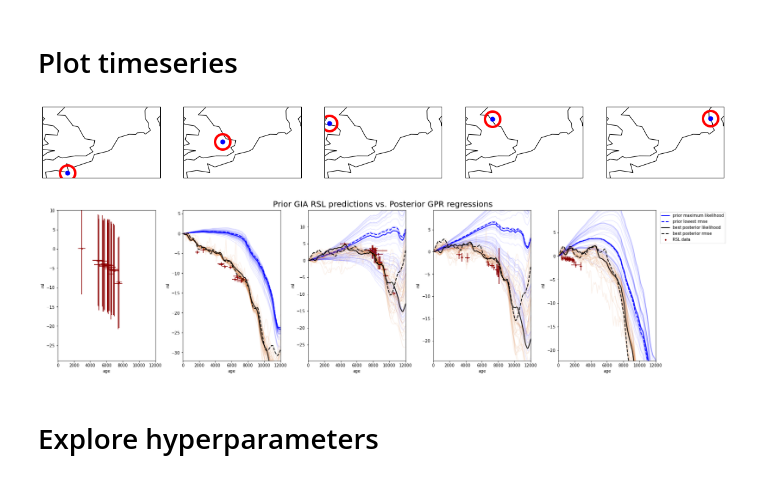
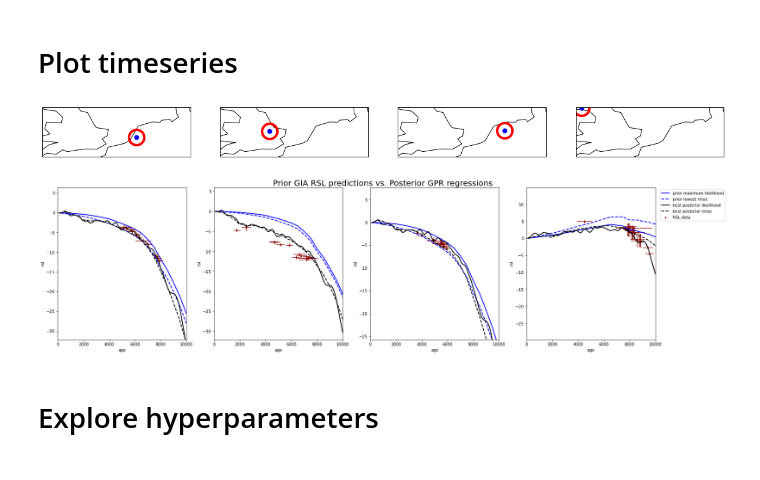
Before and after one commit to rcameronc/EU_LIG, a Jupyter notebook: rcc_notebooks/eu_lig_rccnotebook1_052020.ipynb, the cells around one changed output. Saved outputs shown, nothing was run; the diff lists cells and outputs as text; code cells hidden in the pictures.

```diff
--- a/rcc_notebooks/eu_lig_rccnotebook1_052020.ipynb
+++ b/rcc_notebooks/eu_lig_rccnotebook1_052020.ipynb
@@ -762,6 +648,8 @@ def find_largestlike_model(which, largestlike):
 ds_gialargestlike = find_largestlike_model('prior', largestlike)
 ds_postlargestlike = find_largestlike_model('posterior', largestlike)
 ds_zplargestlike = find_largestlike_model('zp', largestlike)
+ds_varplargestlike = find_largestlike_model('variance', largestlike)
+
 
 #%%%%%%%%%%%% find prior and posterior of smallest RMSE %%%%%%%%%%%%#
 ds_gialargestrmse = find_largestlike_model('prior', bestrmse)
@@ -774,7 +662,7 @@ trans = ccrs.LambertConformal(central_longitude=-10)
 
 colormark = ['blue', 'chocolate', 'darkred', 'crimson', 'olivedrab']
 
-number=13
+number=12
 
 df_nufsamps = locs_with_enoughsamples(df_place, place, number)
 nufsamp = df_nufsamps.locnum.unique()
@@ -839,26 +727,30 @@ for i, site in enumerate(df_nufsamps.groupby('locnum')):
 
     giabestlike = slice_dataset(ds_gialargestlike)
     postbestlike = slice_dataset(ds_postlargestlike)
+    varbestlike = slice_dataset(ds_varplargestlike)
+
+    topbest = postbestlike + varbestlike * 2
+    bottombest = postbestlike - varbestlike * 2
 
     giabestrmse = slice_dataset(ds_gialargestrmse)
     postbestrmse = slice_dataset(ds_postlargestrmse)
 
-    prior.plot.line(ax=ax[i],
-                    x='age',
-                    color=colormark[0],
-                    alpha=0.1,
-                    add_legend=False);
+#     prior.plot.line(ax=ax[i],
+#                     x='age',
+#                     color=colormark[0],
+#                     alpha=0.1,
+#                     add_legend=False);
 
     giabestlike.plot.line(ax=ax[i], color=colormark[0], lw=2, ls='-', label='prior maximum likelihood')
     giabestrmse.plot.line(ax=ax[i], color=colormark[0], lw=2, ls='--', label='prior lowest rmse')
 
-#     ax[i].fill_between(post_it.age, bottom.squeeze(), top.squeeze(), color=colormark[3], alpha=0.4)
+    ax[i].fill_between(postbestlike.age, bottombest.values, topbest.values, color=colormark[3], alpha=0.4)
 
-    post.plot.line(ax=ax[i],
-                   x='age',
-                   color=colormark[1],
-                   alpha=0.1,
-                   add_legend=False);
+#     post.plot.line(ax=ax[i],
+#                    x='age',
+#                    color=colormark[1],
+#                    alpha=0.1,
+#                    add_legend=False);
 
     postbestlike.plot.line(ax=ax[i],
                            color='k',
@@ -895,35 +787,35 @@ for i, site in enumerate(df_nufsamps.groupby('locnum')):
                    capsize=-.1,
                    lw=1.5
                   )
 
-    ax[i].set_xlim(0, 12000)
+    ax[i].set_xlim(0, 10000)
     ax[i].set_ylim(site[1].rsl.min() - 20,site[1].rsl.max()+10)
     ax[i].set_title('')
 
 
 # Set legend outside frame
 # see https://stackoverflow.com/questions/30413789/matplotlib-automatic-legend-outside-plot
 lgd = plt.legend(bbox_to_anchor=(1.02, 1), loc='upper left')
 
 plt.gcf().canvas.draw()
 invFigure = plt.gcf().transFigure.inverted()
 
 lgd_pos = lgd.get_window_extent()
 lgd_coord = invFigure.transform(lgd_pos)
 lgd_xmax = lgd_coord[1, 0]
 
 ax_pos = plt.gca().get_window_extent()
 ax_coord = invFigure.transform(ax_pos)
 ax_xmax = ax_coord[1, 0]
 
 shift = 1 - (lgd_xmax - ax_xmax)
 plt.gcf().tight_layout(rect=(0, 0, shift, 1))
 
 plt.suptitle(f"Prior GIA RSL predictions vs. Posterior GPR regressions", fontsize=20, y=1.02)
 
 plt.tight_layout()
 # %% [output]
-[figure, old version]
+[figure, new version]
-[figure, old version]
+[figure, new version]
 # %% [markdown]
 # Explore hyperparameters
```
Also changed, not shown: parts of 13 cells of this notebook, 4 other files.
